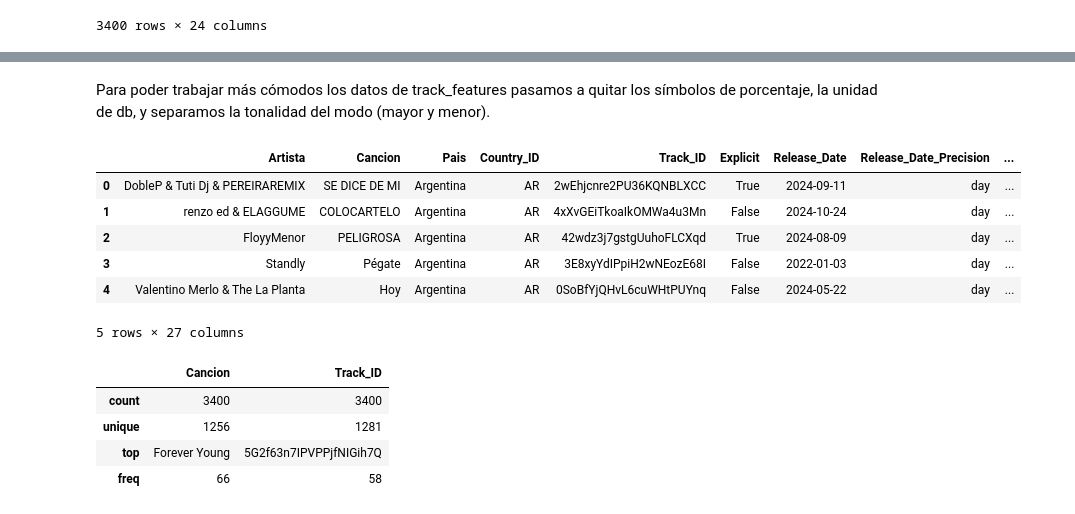
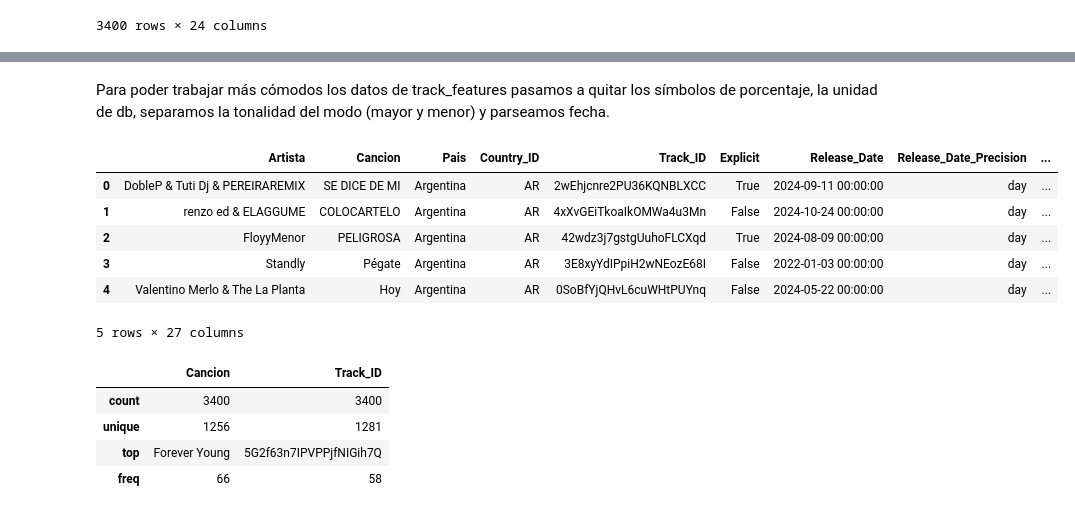
Before and after one commit to nachompra/EDA_Tiktok_Spotify, a Jupyter notebook: EDA_TikTok_Spotify - Limpio.ipynb, the cells around one changed output, grey strips where cells are left out. Saved outputs shown, nothing was run; the diff lists cells and outputs as text; code cells hidden in the pictures.

```diff
--- a/EDA_TikTok_Spotify - Limpio.ipynb
+++ b/EDA_TikTok_Spotify - Limpio.ipynb
@@ -94,6 +95,19 @@ def group_rank(ranking):
     elif 45 > ranking <= 50:
         return "46-50"
 
+def parse_release_date(release_date):
+    try:
+        # Comprabamos si es un año o fecha entera
+        if release_date.isdigit() and len(release_date) == 4:
+            return int(release_date)
+        else:
+            # Si no lo trabajamos para parsear la fecha
+            parsed_date = pd.to_datetime(release_date, errors='coerce')
+            if pd.notna(parsed_date):
+                return parsed_date  # Devuelve la fecha completa
+    except Exception as e:
+        print(f"Error al parsear {release_date}: {e}")
+    return None  # Devuelve None si no se puede procesar
 
 #Parseo de ms a minutos:segundos
 def format_duration(ms):
@@ -115,9 +129,10 @@ def normalize_features(features):
         'acousticness': (0, 100),
         'instrumentalness': (0, 100),
         'tempo_bpm': (0, 240),          # BPM típicos
-        'Duration': (0, (top50_songs_world['Duration'].max())),
+        'Duration': (0, (top50_songs_world['Duration'].quantile(.99))), # Seleccionamos como máximo el percentil 99 para evitar desviaciones por outlier
         'Explicit': (0, 1),
-        'Popularity': (0, 100)
+        'Popularity': (0, 100),
+        'mode': (0,1)
     }
     return {key: (value - min_value) / (max_value - min_value)
             for key, value in features.items()
@@ -297,25 +318,26 @@ Optampos por ajustar el dataset para asegurar que todos los países que permanec
 # %% [markdown]
-Para poder trabajar más cómodos los datos de track_features pasamos a quitar los símbolos de porcentaje, la unidad de db, y separamos la tonalidad del modo (mayor y menor).
+Para poder trabajar más cómodos los datos de track_features pasamos a quitar los símbolos de porcentaje, la unidad de db,  separamos la tonalidad del modo (mayor y menor) y parseamos fecha.
 # %%
 for feature in ['energy','danceability','positiveness','speechiness','liveness','acousticness','instrumentalness']:
     top50_songs_world[feature] = top50_songs_world[feature].str.replace('%', '').astype(float)
 top50_songs_world['loudness'] = top50_songs_world['loudness'].str.replace('db', '').astype(float)
 top50_songs_world['tempo_bpm'] = top50_songs_world['tempo'].str.replace(' BPM', '').astype(float)
 top50_songs_world['tempo'] = top50_songs_world['tempo_bpm'].apply(traduccion_bpm)
 top50_songs_world['dance_group'] = top50_songs_world['danceability'].apply(ind_dance)
 top50_songs_world = top50_songs_world.rename(columns={"loudness": "loudness_db"})
+top50_songs_world['Release_Date'] = top50_songs_world['Release_Date'].apply(parse_release_date)
 #Creación columna key y mode (tonalidad y modo)
 split_keys = top50_songs_world['key'].str.split(expand=True)
 top50_songs_world['key'] = split_keys[0]
 top50_songs_world['mode'] = split_keys[1]
 top50_songs_world.head()
 # %% [output]
 |  | Artista | Cancion | Pais | Country_ID | Track_ID | Explicit | Release_Date | Release_Date_Precision | ... |
-| 0 | DobleP & Tuti Dj & PEREIRAREMIX | SE DICE DE MI | Argentina | AR | 2wEhjcnre2PU36KQNBLXCC | True | 2024-09-11 | day | ... |
-| 1 | renzo ed & ELAGGUME | COLOCARTELO | Argentina | AR | 4xXvGEiTkoaIkOMWa4u3Mn | False | 2024-10-24 | day | ... |
-| 2 | FloyyMenor | PELIGROSA | Argentina | AR | 42wdz3j7gstgUuhoFLCXqd | True | 2024-08-09 | day | ... |
-| 3 | Standly | Pégate | Argentina | AR | 3E8xyYdIPpiH2wNEozE68I | False | 2022-01-03 | day | ... |
-| 4 | Valentino Merlo & The La Planta | Hoy | Argentina | AR | 0SoBfYjQHvL6cuWHtPUYnq | False | 2024-05-22 | day | ... |
+| 0 | DobleP & Tuti Dj & PEREIRAREMIX | SE DICE DE MI | Argentina | AR | 2wEhjcnre2PU36KQNBLXCC | True | 2024-09-11 00:00:00 | day | ... |
+| 1 | renzo ed & ELAGGUME | COLOCARTELO | Argentina | AR | 4xXvGEiTkoaIkOMWa4u3Mn | False | 2024-10-24 00:00:00 | day | ... |
+| 2 | FloyyMenor | PELIGROSA | Argentina | AR | 42wdz3j7gstgUuhoFLCXqd | True | 2024-08-09 00:00:00 | day | ... |
+| 3 | Standly | Pégate | Argentina | AR | 3E8xyYdIPpiH2wNEozE68I | False | 2022-01-03 00:00:00 | day | ... |
+| 4 | Valentino Merlo & The La Planta | Hoy | Argentina | AR | 0SoBfYjQHvL6cuWHtPUYnq | False | 2024-05-22 00:00:00 | day | ... |
 5 rows × 27 columns
 # %%
 top50_songs_world[['Cancion','Track_ID']].describe(include='all')
```
Also changed, not shown: parts of 19 cells of this notebook, 5 other files.
